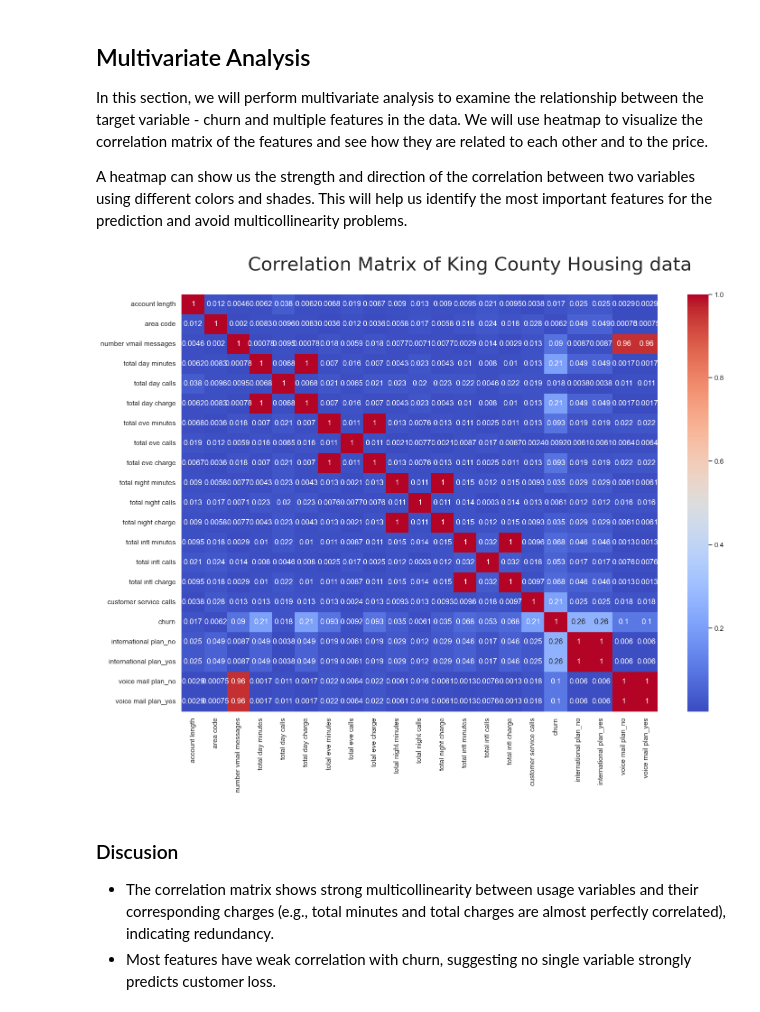
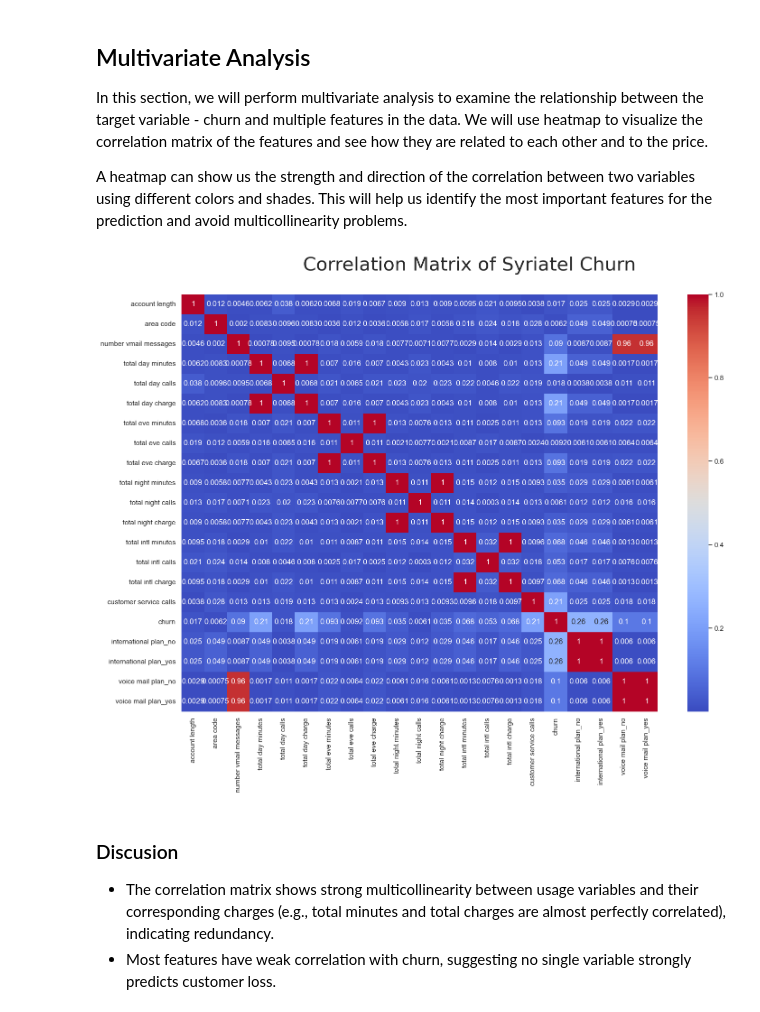
Before and after one commit to Bennie-Kibet/Phase_3_project, a Jupyter notebook: main.ipynb, the cells around one changed output. Cells and saved outputs as stored; diff of their text form; code cells hidden in the pictures.

Commit message:
images_update

```diff
--- a/main.ipynb
+++ b/main.ipynb
@@ -466,12 +466,12 @@ A heatmap can show us the strength and direction of the correlation between two
 # %%
 # plot heatmap to show the relationship between various variables
 corr = df_encoded.corr().abs()
 fig, ax=plt.subplots(figsize=(17,12))
-fig.suptitle('Correlation Matrix of King County Housing data', fontsize=30, y=.95, fontname='DejaVu Sans')
+fig.suptitle('Correlation Matrix of Syriatel Churn', fontsize=30, y=.95, fontname='DejaVu Sans')
 heatmap = sns.heatmap(corr, cmap='coolwarm', annot=True)
 heatmap;
 # %% [output]
-[figure, old version]
+[figure, new version]
 # %% [markdown]
 ### Discusion
 
```
Also changed, not shown: 1 other file.
